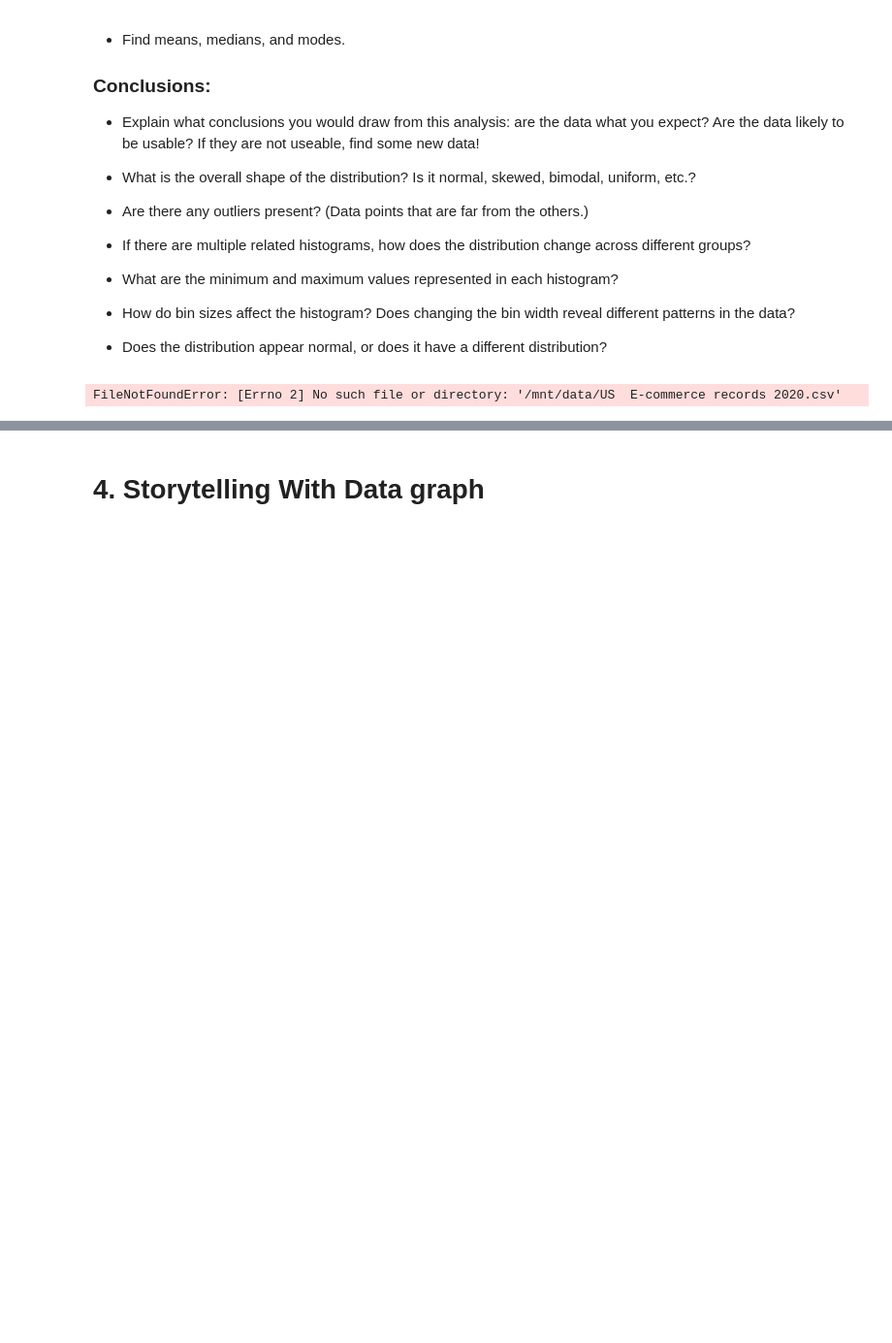
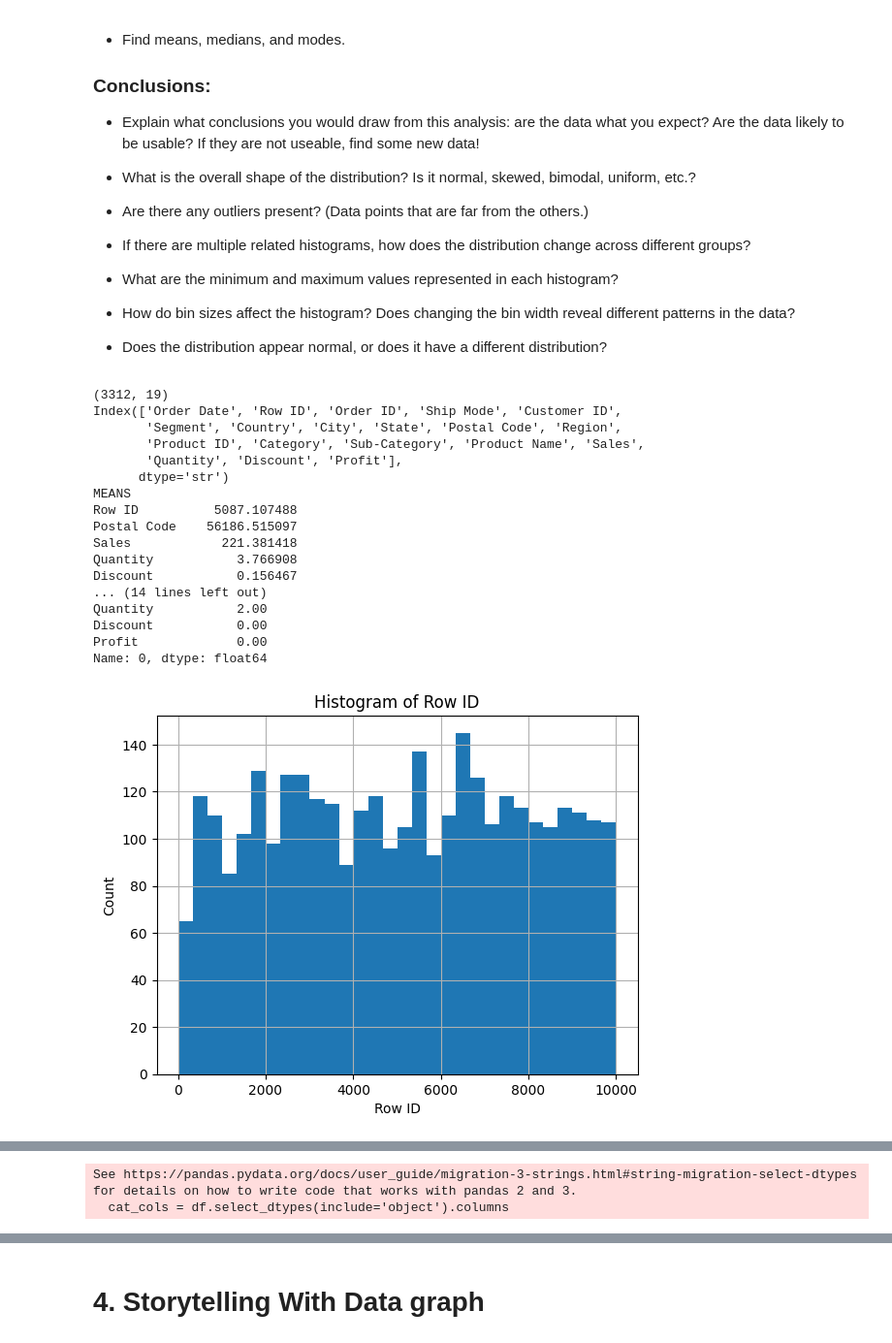
Before and after one commit to akamatt1/OMDS-ModB2-WeeklyAssignments, a Jupyter notebook: OMDS-ModB2-Week4-Affum-Matt.ipynb, the cells around one changed output, grey strips where cells are left out. Shown at 97% size. Saved outputs shown, nothing was run; the diff lists cells and outputs as text; code cells hidden in the pictures; blank space fills up the shorter version.

```diff
--- a/OMDS-ModB2-Week4-Affum-Matt.ipynb
+++ b/OMDS-ModB2-Week4-Affum-Matt.ipynb
@@ -65,7 +65,8 @@ import matplotlib.pyplot as plt
 
 # LOAD DATA
 
-df = pd.read_csv("US  E-commerce records 2020.csv")
+df = pd.read_csv("US  E-commerce records 2020.csv", encoding="cp1252")
+
 
 
 # BASIC INFO
@@ -86,31 +87,48 @@ print("MODES")
 print(df.mode(numeric_only=True).iloc[0])
 
 
 # =====================
 # HISTOGRAMS
 # =====================
 
 num_cols = df.select_dtypes(include='number').columns
 
 for col in num_cols:
     plt.figure()
     df[col].hist(bins=30)
     plt.title(f"Histogram of {col}")
     plt.xlabel(col)
     plt.ylabel("Count")
     plt.show()
 
 
 # =====================
 # BAR PLOTS FOR CATEGORIES
 # =====================
 
 cat_cols = df.select_dtypes(include='object').columns
 
 for col in cat_cols[:5]:
     plt.figure()
     df[col].value_counts().head(10).plot(kind='bar')
     plt.title(f"Counts of {col}")
     plt.show()
 # %% [output]
-FileNotFoundError: [Errno 2] No such file or directory: '/mnt/data/US  E-commerce records 2020.csv'
+(3312, 19)
+Index(['Order Date', 'Row ID', 'Order ID', 'Ship Mode', 'Customer ID',
+       'Segment', 'Country', 'City', 'State', 'Postal Code', 'Region',
+       'Product ID', 'Category', 'Sub-Category', 'Product Name', 'Sales',
+       'Quantity', 'Discount', 'Profit'],
+      dtype='str')
+MEANS
+Row ID          5087.107488
+Postal Code    56186.515097
+Sales            221.381418
+Quantity           3.766908
+Discount           0.156467
+... (14 lines left out)
+Quantity           2.00
+Discount           0.00
+Profit             0.00
+Name: 0, dtype: float64
+[figure, added]
@@ -116,0 +140,2 @@ FileNotFoundError: [Errno 2] No such file or directory: '/mnt/data/US  E-commerc
+See https://pandas.pydata.org/docs/user_guide/migration-3-strings.html#string-migration-select-dtypes for details on how to write code that works with pandas 2 and 3.
+  cat_cols = df.select_dtypes(include='object').columns
```
Also changed, not shown: parts of 3 cells of this notebook.
